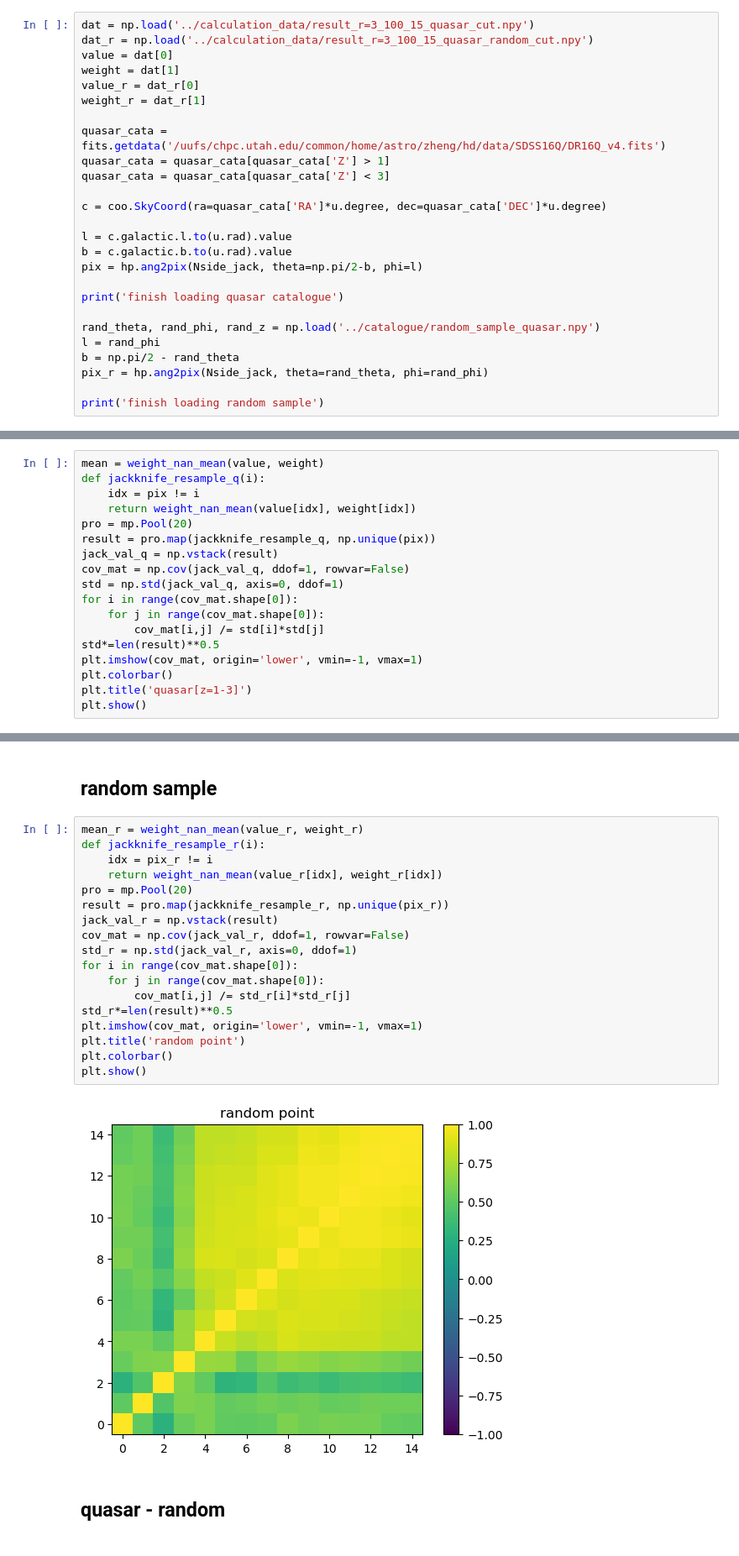
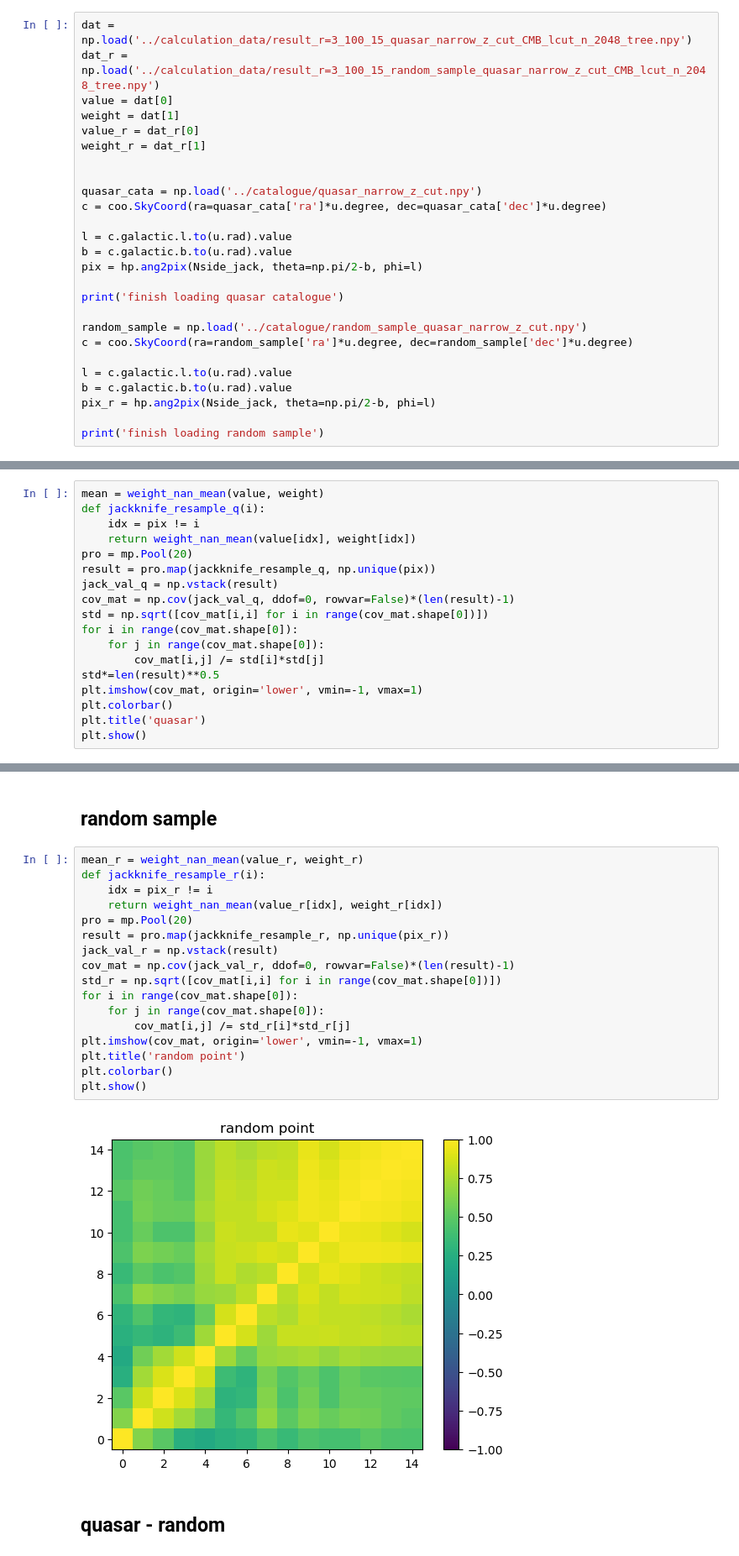
Before and after one commit to MeloDi-23/quasar-CMB-lensing-correlation, a Jupyter notebook: jupyter/result_quasar.ipynb, the cells around one changed output, grey strips where cells are left out. Shown: that part at 84% size. Saved outputs shown, nothing was run; the diff lists cells and outputs as text.

Commit message:
calculate the clustering of quasar

```diff
--- a/jupyter/result_quasar.ipynb
+++ b/jupyter/result_quasar.ipynb
@@ -17,18 +17,16 @@ def weight_nan_mean(value, weight):
         mean_val[i] = np.average(val, weights=wei)
     return mean_val
 # %%
-dat = np.load('../calculation_data/result_r=3_100_15_quasar_cut.npy')
-dat_r = np.load('../calculation_data/result_r=3_100_15_quasar_random_cut.npy')
+dat = np.load('../calculation_data/result_r=3_100_15_quasar_narrow_z_cut_CMB_lcut_n_2048_tree.npy')
+dat_r = np.load('../calculation_data/result_r=3_100_15_random_sample_quasar_narrow_z_cut_CMB_lcut_n_2048_tree.npy')
 value = dat[0]
 weight = dat[1]
 value_r = dat_r[0]
 weight_r = dat_r[1]
 
-quasar_cata = fits.getdata('/uufs/chpc.utah.edu/common/home/astro/zheng/hd/data/SDSS16Q/DR16Q_v4.fits')
-quasar_cata = quasar_cata[quasar_cata['Z'] > 1]
-quasar_cata = quasar_cata[quasar_cata['Z'] < 3]
 
-c = coo.SkyCoord(ra=quasar_cata['RA']*u.degree, dec=quasar_cata['DEC']*u.degree)
+quasar_cata = np.load('../catalogue/quasar_narrow_z_cut.npy')
+c = coo.SkyCoord(ra=quasar_cata['ra']*u.degree, dec=quasar_cata['dec']*u.degree)
 
 l = c.galactic.l.to(u.rad).value
 b = c.galactic.b.to(u.rad).value
@@ -36,10 +34,12 @@ pix = hp.ang2pix(Nside_jack, theta=np.pi/2-b, phi=l)
 
 print('finish loading quasar catalogue')
 
-rand_theta, rand_phi, rand_z = np.load('../catalogue/random_sample_quasar.npy')
-l = rand_phi
-b = np.pi/2 - rand_theta
-pix_r = hp.ang2pix(Nside_jack, theta=rand_theta, phi=rand_phi)
+random_sample = np.load('../catalogue/random_sample_quasar_narrow_z_cut.npy')
+c = coo.SkyCoord(ra=random_sample['ra']*u.degree, dec=random_sample['dec']*u.degree)
+
+l = c.galactic.l.to(u.rad).value
+b = c.galactic.b.to(u.rad).value
+pix_r = hp.ang2pix(Nside_jack, theta=np.pi/2-b, phi=l)
 
 print('finish loading random sample')
 # %% [output]
@@ -55,14 +55,14 @@ def jackknife_resample_q(i):
 pro = mp.Pool(20)
 result = pro.map(jackknife_resample_q, np.unique(pix))
 jack_val_q = np.vstack(result)
-cov_mat = np.cov(jack_val_q, ddof=1, rowvar=False)
-std = np.std(jack_val_q, axis=0, ddof=1)
+cov_mat = np.cov(jack_val_q, ddof=0, rowvar=False)*(len(result)-1)
+std = np.sqrt([cov_mat[i,i] for i in range(cov_mat.shape[0])])
 for i in range(cov_mat.shape[0]):
     for j in range(cov_mat.shape[0]):
         cov_mat[i,j] /= std[i]*std[j]
 std*=len(result)**0.5
 plt.imshow(cov_mat, origin='lower', vmin=-1, vmax=1)
 plt.colorbar()
-plt.title('quasar[z=1-3]')
+plt.title('quasar')
 plt.show()
 # %% [output]
@@ -72,23 +72,22 @@ plt.show()
 # %%
 mean_r = weight_nan_mean(value_r, weight_r)
 def jackknife_resample_r(i):
     idx = pix_r != i
     return weight_nan_mean(value_r[idx], weight_r[idx])
 pro = mp.Pool(20)
 result = pro.map(jackknife_resample_r, np.unique(pix_r))
 jack_val_r = np.vstack(result)
-cov_mat = np.cov(jack_val_r, ddof=1, rowvar=False)
-std_r = np.std(jack_val_r, axis=0, ddof=1)
+cov_mat = np.cov(jack_val_r, ddof=0, rowvar=False)*(len(result)-1)
+std_r = np.sqrt([cov_mat[i,i] for i in range(cov_mat.shape[0])])
 for i in range(cov_mat.shape[0]):
     for j in range(cov_mat.shape[0]):
         cov_mat[i,j] /= std_r[i]*std_r[j]
-std_r*=len(result)**0.5
 plt.imshow(cov_mat, origin='lower', vmin=-1, vmax=1)
 plt.title('random point')
 plt.colorbar()
 plt.show()
 # %% [output]
-[figure, old version]
+[figure, new version]
 # %% [markdown]
 ## quasar - random
 # %%
```
Also changed, not shown: parts of 8 cells of this notebook, 10 other files.
